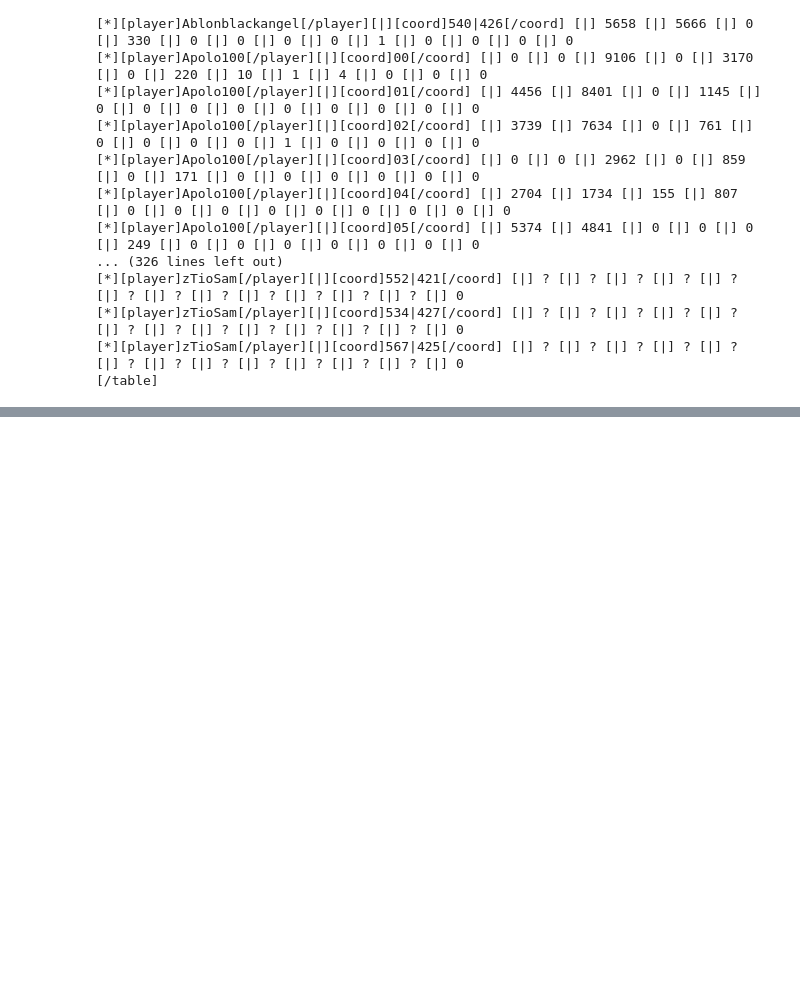
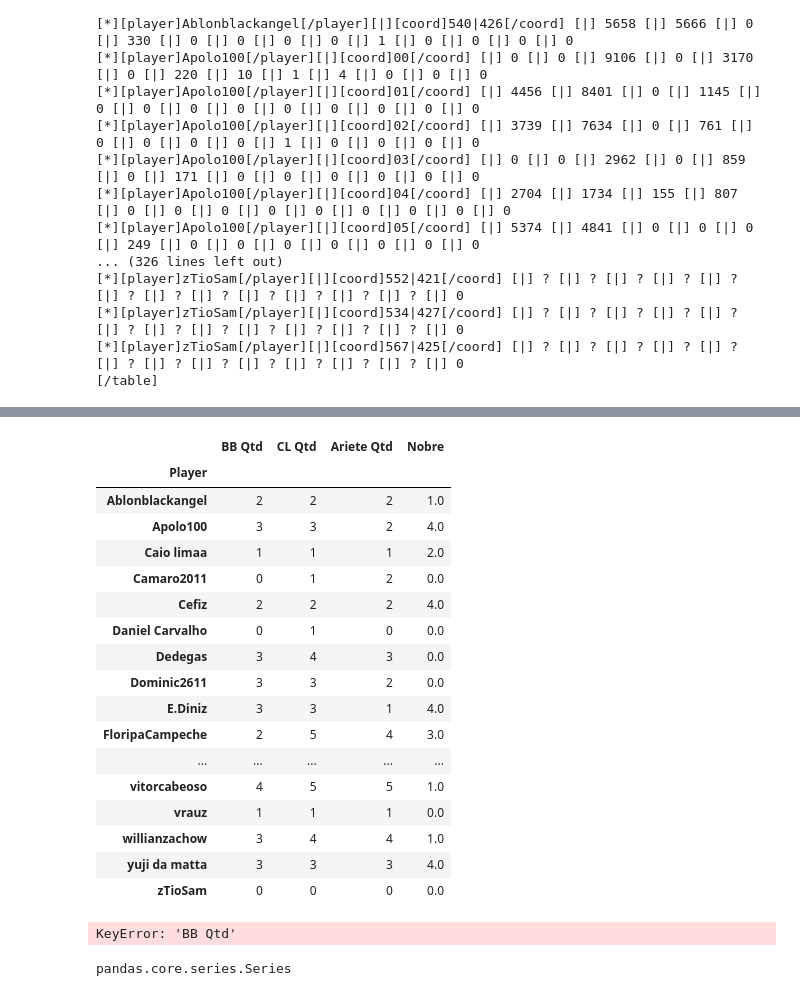
Before and after one commit to rencesar/TWData, a Jupyter notebook: Untitled.ipynb, the cells around one changed output, grey strips where cells are left out. Saved outputs shown, nothing was run; the diff lists cells and outputs as text; code cells hidden in the pictures; blank space fills up the shorter version.

```diff
--- a/Untitled.ipynb
+++ b/Untitled.ipynb
@@ -183,0 +250,50 @@ df
+# %%
+df_ataque.groupby('Player').agg({'BB Qtd': 'count',
+                          'CL Qtd':'count',
+                          'Ariete Qtd':'count',
+                          'Nobre':'sum'})
+# %% [output]
+|  | BB Qtd | CL Qtd | Ariete Qtd | Nobre |
+| Player |  |  |  |  |
+| Ablonblackangel | 2 | 2 | 2 | 1.0 |
+| Apolo100 | 3 | 3 | 2 | 4.0 |
+| Caio limaa | 1 | 1 | 1 | 2.0 |
+| Camaro2011 | 0 | 1 | 2 | 0.0 |
+| Cefiz | 2 | 2 | 2 | 4.0 |
+| Daniel Carvalho | 0 | 1 | 0 | 0.0 |
+| Dedegas | 3 | 4 | 3 | 0.0 |
+| Dominic2611 | 3 | 3 | 2 | 0.0 |
+| E.Diniz | 3 | 3 | 1 | 4.0 |
+| FloripaCampeche | 2 | 5 | 4 | 3.0 |
+| ... | ... | ... | ... | ... |
+| vitorcabeoso | 4 | 5 | 5 | 1.0 |
+| vrauz | 1 | 1 | 1 | 0.0 |
+| willianzachow | 3 | 4 | 4 | 1.0 |
+| yuji da matta | 3 | 3 | 3 | 4.0 |
+| zTioSam | 0 | 0 | 0 | 0.0 |
+# %%
+df_ataque.apply(lambda x: pd.Series({
+    'Full BB':(x['BB Qtd'] == 'Full').sum(),
+    'Quase Full BB':(x['BB Qtd'] == 'Quase Full').sum(),
+    'Meio Full BB':(x['BB Qtd'] == 'Meio Full').sum(),
+    'Poucas BB':(x['BB Qtd'] == 'Poucas').sum(),
+    'Full CL':(x['CL Qtd'] == 'Full').sum(),
+    'Quase Full CL':(x['CL Qtd'] == 'Quase Full').sum(),
+    'Meio Full CL':(x['CL Qtd'] == 'Meio Full').sum(),
+    'Poucas CL':(x['CL Qtd'] == 'Poucas').sum(),
+    'Full Ariete':(x['Ariete Qtd'] == 'Full').sum(),
+    'Quase Full Ariete':(x['Ariete Qtd'] == 'Quase Full').sum(),
+    'Meio Full Ariete':(x['Ariete Qtd'] == 'Meio Full').sum(),
+    'Poucas Ariete':(x['Ariete Qtd'] == 'Poucas').sum(),
+}))
+# %% [output]
+KeyError: 'BB Qtd'
+# %%
+bb_full = (df_ataque['BB Qtd'] == 'Full').groupby(df_ataque['Player']).sum()
+bb_q_full = (df_ataque['BB Qtd'] == 'Quase Full').groupby(df_ataque['Player']).sum()
+bb_meio_full = (df_ataque['BB Qtd'] == 'Meio Full').groupby(df_ataque['Player']).sum()
+bb_poucas = (df_ataque['BB Qtd'] == 'Poucas').groupby(df_ataque['Player']).sum()
+
+pd.DataFrame([bb_full, ])
+# %% [output]
+pandas.core.series.Series
```
Also changed, not shown: parts of 9 cells of this notebook.
